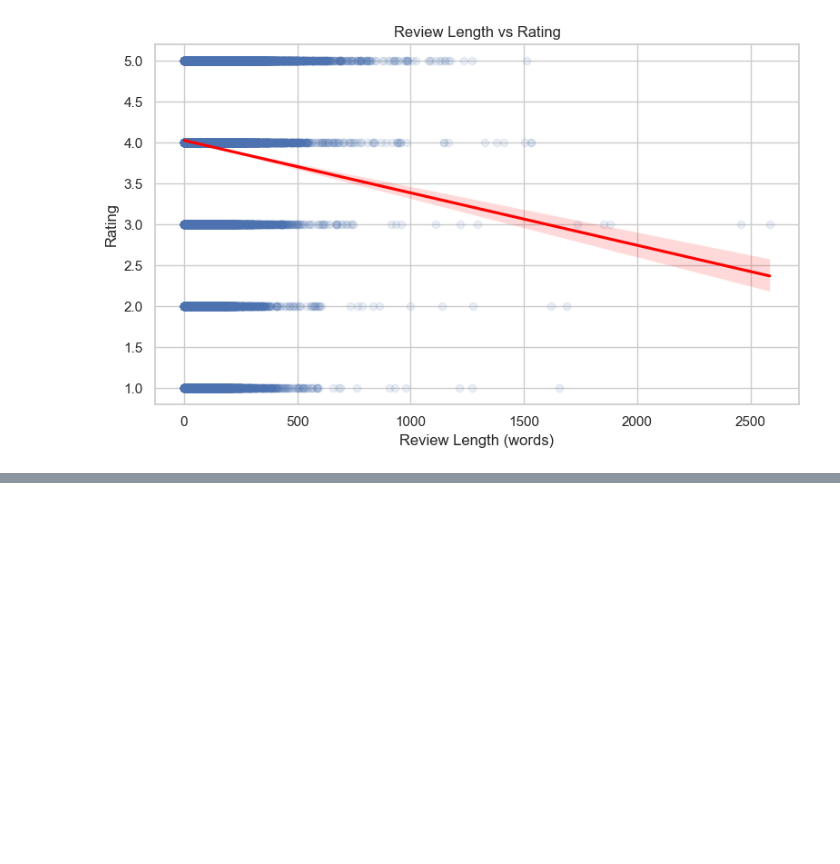
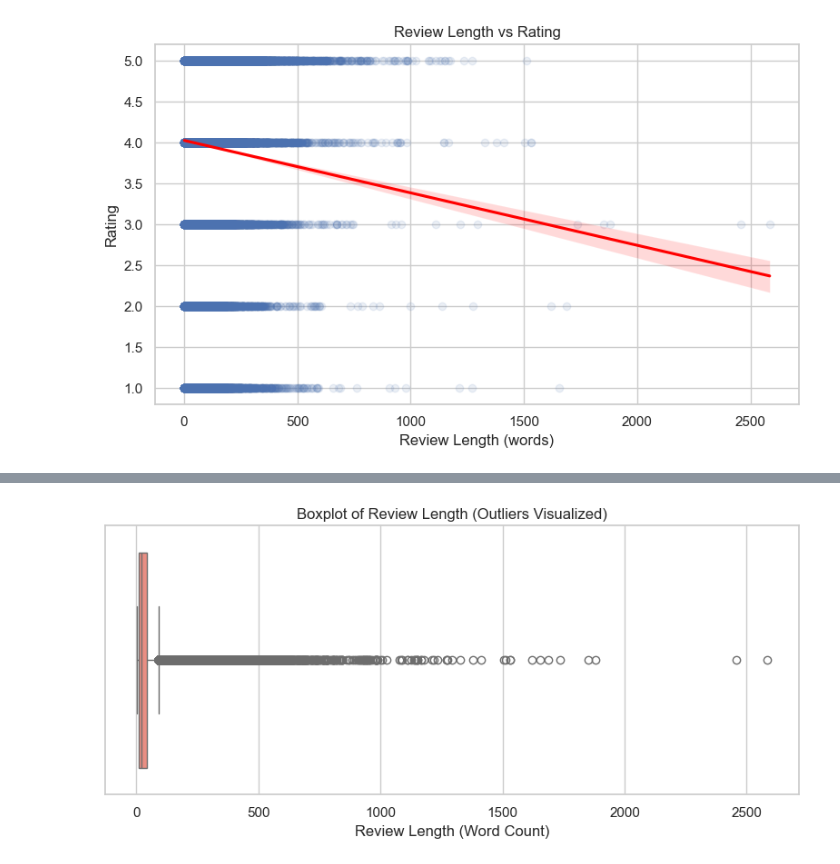
Before and after one commit to KSI-Analytics/Assignment_3, a Jupyter notebook: Exploratory_Data_Analysis.ipynb, the cells around one changed output, grey strips where cells are left out. Cells and saved outputs as stored; diff of their text form; code cells hidden in the pictures; blank space fills up the shorter version.

```diff
--- a/Exploratory_Data_Analysis.ipynb
+++ b/Exploratory_Data_Analysis.ipynb
@@ -82,0 +145,10 @@ plt.show()
+# %%
+# Boxplot to Visualize Outliers in Review Length
+plt.figure(figsize=(8, 4))
+sns.boxplot(x=df['review_length'], color='salmon')
+plt.title("Boxplot of Review Length (Outliers Visualized)")
+plt.xlabel("Review Length (Word Count)")
+plt.tight_layout()
+plt.show()
+# %% [output]
+[figure, added]
```
Also changed, not shown: parts of 5 cells of this notebook.
